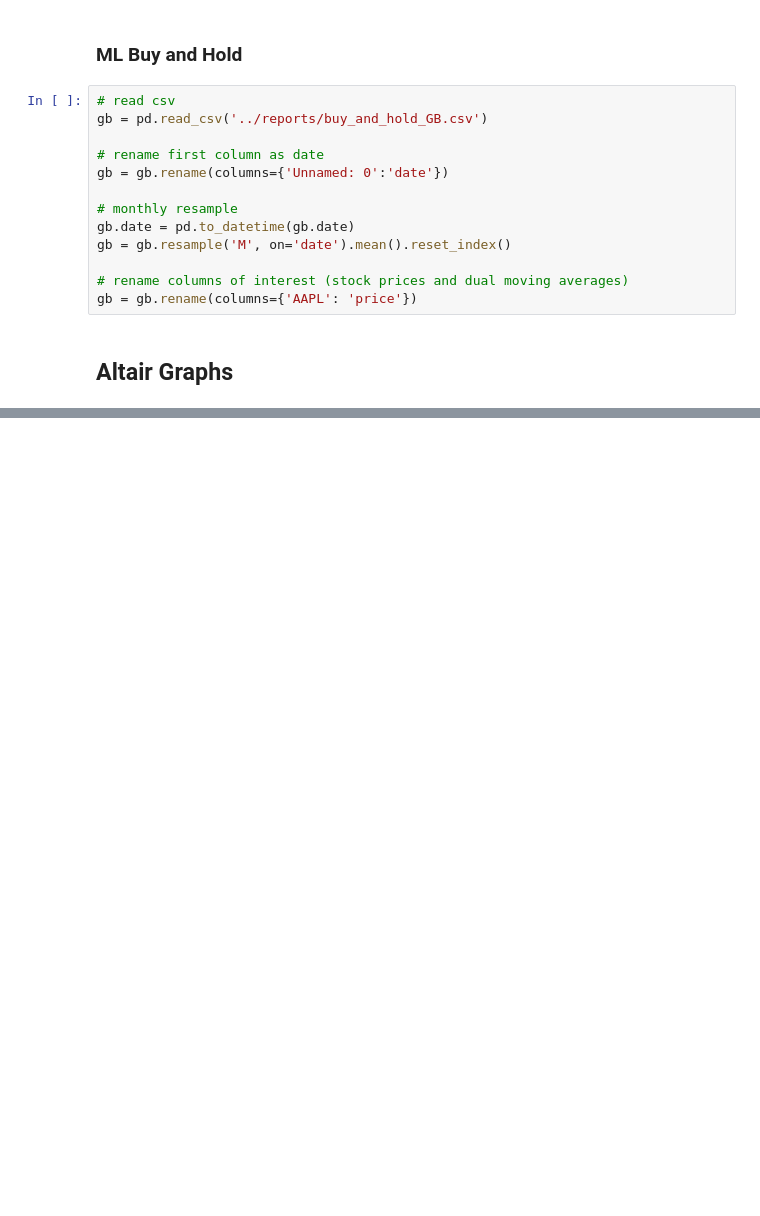
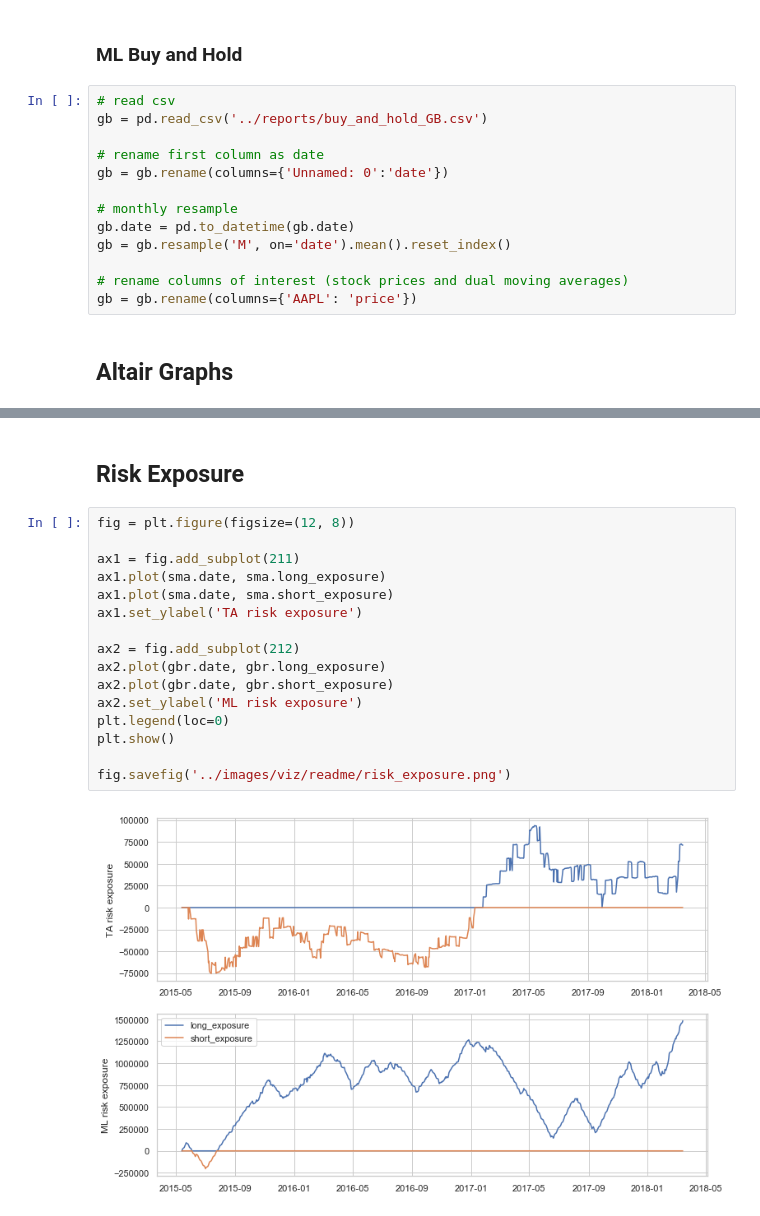
Before and after one commit to isabelpuche/ml_for_algo_trading, a Jupyter notebook: notebooks/04_trading_viz.ipynb, the cells around one changed output, grey strips where cells are left out. Cells and saved outputs as stored; diff of their text form; blank space fills up the shorter version.

```diff
--- a/notebooks/04_trading_viz.ipynb
+++ b/notebooks/04_trading_viz.ipynb
@@ -106,0 +143,20 @@ chart
+# %% [markdown]
+## Risk Exposure
+# %%
+fig = plt.figure(figsize=(12, 8))
+
+ax1 = fig.add_subplot(211)
+ax1.plot(sma.date, sma.long_exposure)
+ax1.plot(sma.date, sma.short_exposure)
+ax1.set_ylabel('TA risk exposure')
+
+ax2 = fig.add_subplot(212)
+ax2.plot(gbr.date, gbr.long_exposure)
+ax2.plot(gbr.date, gbr.short_exposure)
+ax2.set_ylabel('ML risk exposure')
+plt.legend(loc=0)
+plt.show()
+
+fig.savefig('../images/viz/readme/risk_exposure.png')
+# %% [output]
+[figure, added]
```
Also changed, not shown: parts of 9 cells of this notebook, 10 other files.
